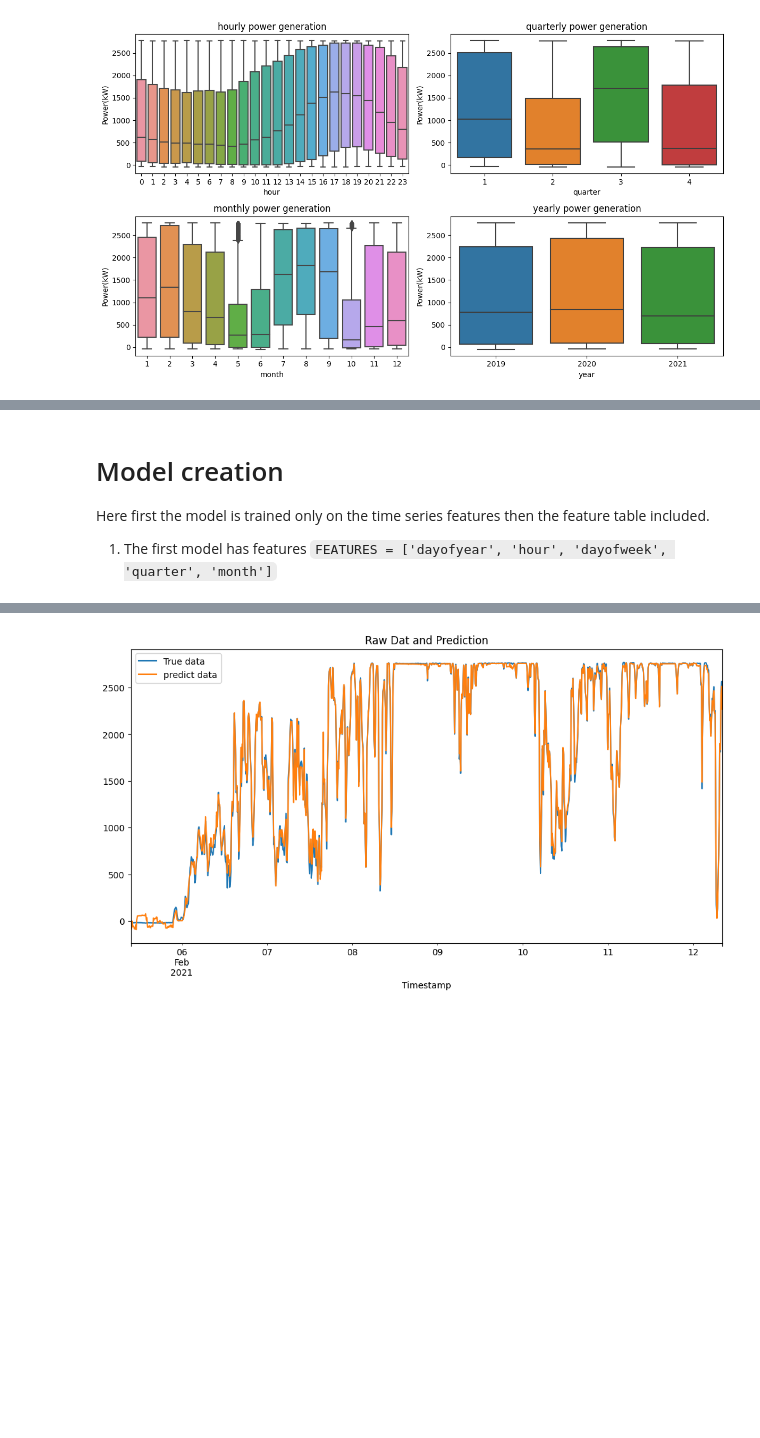
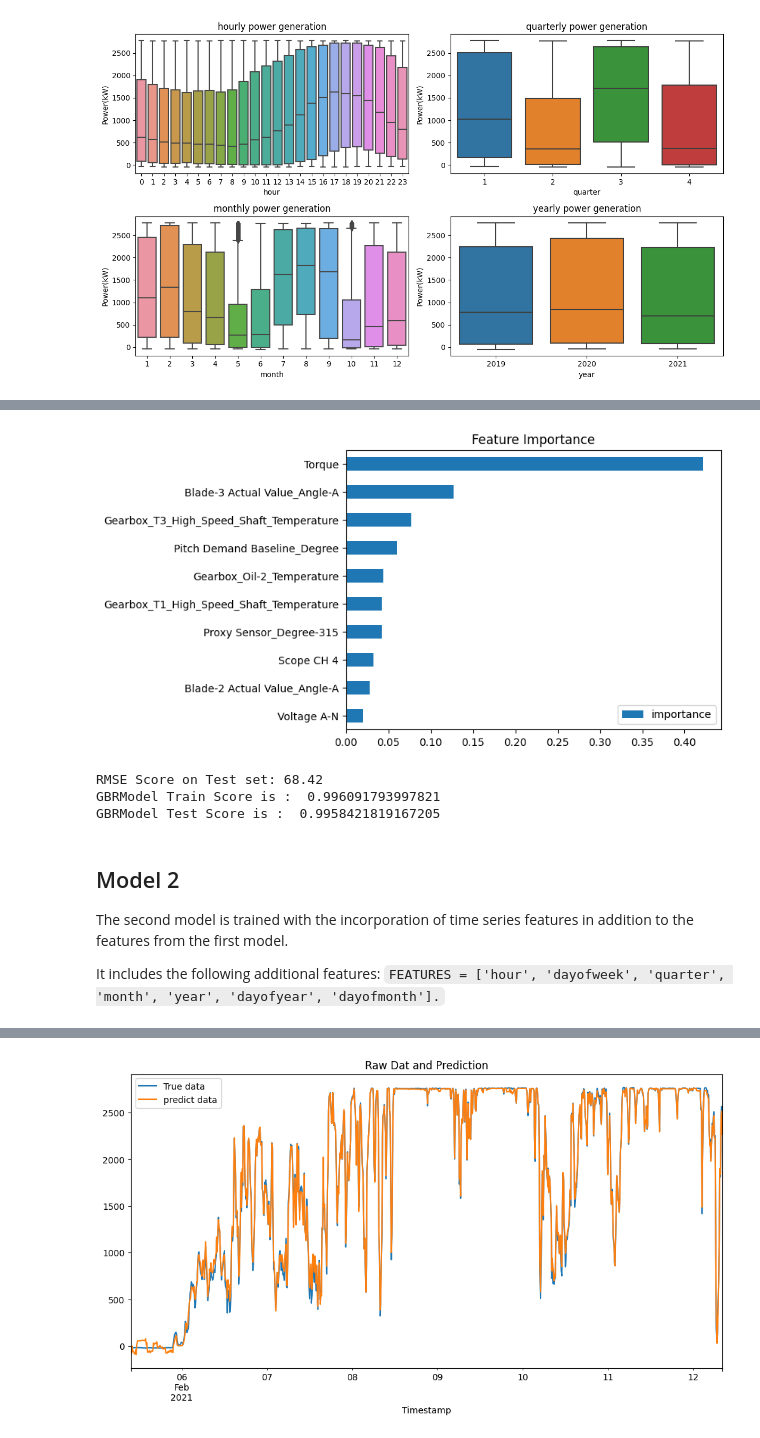
Before and after one commit to arunrajks/time_series_analysis, a Jupyter notebook: wind-turbine-power-forecast.ipynb, the cells around one changed output, grey strips where cells are left out. Cells and saved outputs as stored; diff of their text form; code cells hidden in the pictures; blank space fills up the shorter version.

```diff
--- a/wind-turbine-power-forecast.ipynb
+++ b/wind-turbine-power-forecast.ipynb
@@ -336,6 +399,28 @@ plt.tight_layout()
+# %%
+fi = pd.DataFrame(data=XGB_model_1.feature_importances_,
+             index=XGB_model_1.feature_names_in_,
+             columns=['importance'])
+fi.sort_values('importance').iloc[-10:].plot(kind='barh', title='Feature Importance')
+plt.legend(loc='lower right')
+plt.show()
+# %% [output]
+[figure, added]
+# %%
+from sklearn.metrics import mean_squared_error
+score = np.sqrt(mean_squared_error(y_test[TARGET], y_test['predict']))
+print(f'RMSE Score on Test set: {score:0.2f}')
+
+print('GBRModel Train Score is : ' , XGB_model_1.score(X_train, y_train))
+print('GBRModel Test Score is : ' , XGB_model_1.score(X_test, y_test.iloc[:,0]))
+# %% [output]
+RMSE Score on Test set: 68.42
+GBRModel Train Score is :  0.996091793997821
+GBRModel Test Score is :  0.9958421819167205
 # %% [markdown]
-# Model creation
+## Model 2
+The second model is trained with the incorporation of time series features in addition to the features from the first model.
 
-Here first the model is trained only on the time series features then the feature table included.
-1. The first model has features `FEATURES = ['dayofyear', 'hour', 'dayofweek', 'quarter', 'month']`
+It includes the following
+additional features:
+`FEATURES = ['hour', 'dayofweek', 'quarter', 'month', 'year', 'dayofyear', 'dayofmonth'].`
 # %%
```
Also changed, not shown: parts of 32 cells of this notebook.
